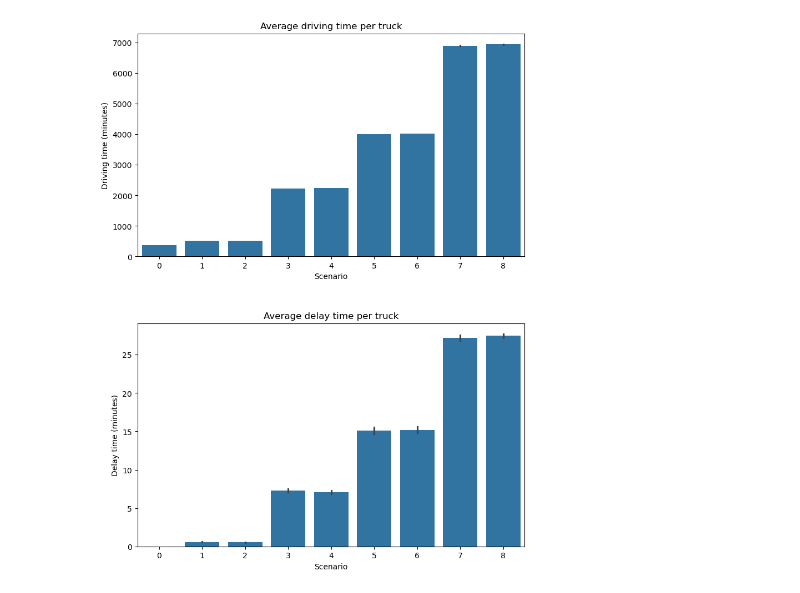
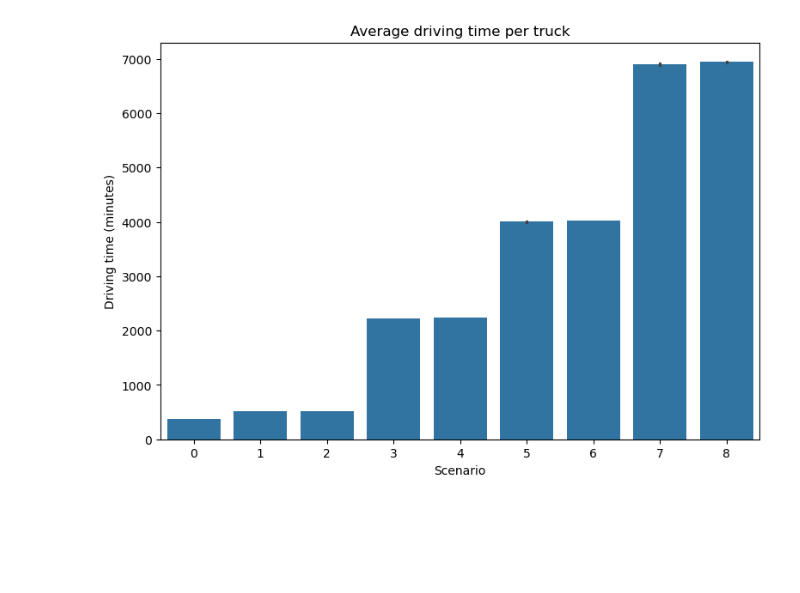
Before and after one commit to mlmoleman/EPA133a-Lab, a Jupyter notebook: EPA133a-G07-A2/AS2_visualization.ipynb, the cells around one changed output. Saved outputs shown, nothing was run; the diff lists cells and outputs as text; code cells hidden in the pictures; blank space fills up the shorter version.

Commit message:
Visualization finished

```diff
--- a/EPA133a-G07-A2/AS2_visualization.ipynb
+++ b/EPA133a-G07-A2/AS2_visualization.ipynb
@@ -45,24 +45,14 @@ def concat_dfs(dfs):
 # %%
 # Call the concat_function and assign the dataframe to full_df
 full_df = concat_dfs(dfs)
-# %%
-# Define the figure and subplots
-fig, ((ax1), (ax2)) = plt.subplots(2, 1, figsize=(9, 12))
-
-# Create a barplot of the average driving time
-ax1 = sns.barplot(x=full_df['scenario'], y=full_df['avg_driving_time'], ax=ax1)
-ax1.set_title('Average driving time per truck')
-ax1.set_xlabel('Scenario')
-ax1.set_ylabel('Driving time (minutes)')
-
-# Create a barplot of the average delay time
-ax2 = sns.barplot(x=full_df['scenario'], y=full_df['avg_delay'], ax=ax2)
-ax2.set_title('Average delay time per truck')
-ax2.set_xlabel('Scenario')
-ax2.set_ylabel('Delay time (minutes)')
-
-# Adjust the space between the plots, to create a nicer visual
-plt.subplots_adjust(hspace=0.3)
-plt.show()
-# %% [output]
-[figure, removed]
+# %%
+# Create a barplot of the average driving time
+plt.figure(figsize=(9, 6))
+sns.barplot(x=full_df['scenario'], y=full_df['avg_driving_time'])
+plt.title('Average driving time per truck')
+plt.xlabel('Scenario')
+plt.ylabel('Driving time (minutes)')
+plt.savefig('img/barplot_avg_driving_time.png')
+plt.show()
+# %% [output]
+[figure, added]
```
Also changed, not shown: parts of 1 cell of this notebook.
